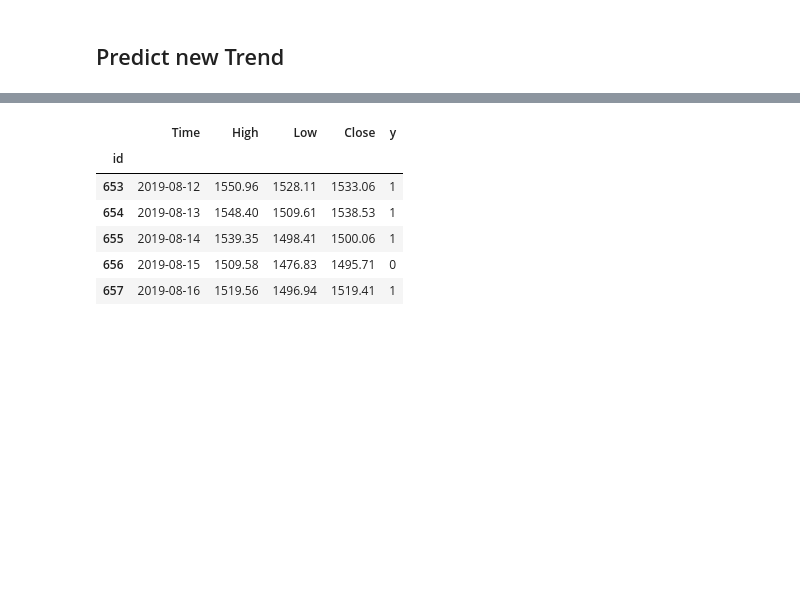
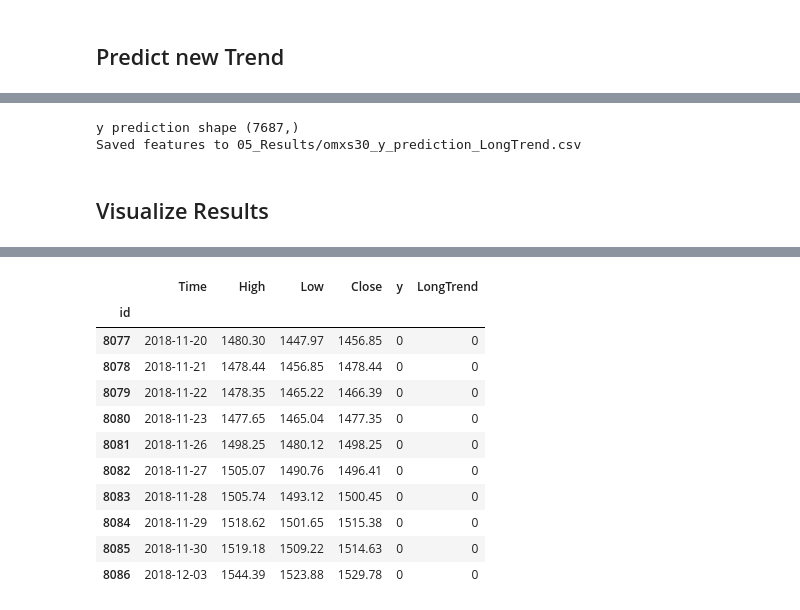
Before and after one commit to alexanderwendt/sklearn_ml_toolbox, a Jupyter notebook: OMX_S50_Prediction.ipynb, the cells around one changed output, grey strips where cells are left out. Saved outputs shown, nothing was run; the diff lists cells and outputs as text; code cells hidden in the pictures; blank space fills up the shorter version.

```diff
--- a/OMX_S50_Prediction.ipynb
+++ b/OMX_S50_Prediction.ipynb
@@ -234,2 +265,13 @@ Predict unknown data
+# %%
+#Store prediction
+#Save y to a csv file
+print("y prediction shape {}".format(y.shape))
+y_order_test_pred.to_csv(y_pred_filename, sep=';', index=True, header=True)
+print("Saved features to " + y_pred_filename)
+# %% [output]
+y prediction shape (7687,)
+Saved features to 05_Results/omxs30_y_prediction_LongTrend.csv
+# %% [markdown]
+## Visualize Results
 # %%
 def amplifyForPlot(binaryArray, targetArray, distance):
@@ -252,13 +299,21 @@ plt.show()
 # %% [output]
 [interactive output not drawn]
 [interactive output not drawn]
-# %%
-df_timegraph.join(y_order_test_pred['y']).tail()
-# %% [output]
-|  | Time | High | Low | Close | y |
-| id |  |  |  |  |  |
-| 653 | 2019-08-12 | 1550.96 | 1528.11 | 1533.06 | 1 |
-| 654 | 2019-08-13 | 1548.40 | 1509.61 | 1538.53 | 1 |
-| 655 | 2019-08-14 | 1539.35 | 1498.41 | 1500.06 | 1 |
-| 656 | 2019-08-15 | 1509.58 | 1476.83 | 1495.71 | 0 |
-| 657 | 2019-08-16 | 1519.56 | 1496.94 | 1519.41 | 1 |
+# %%
+s = df_timegraph.join(y_order_test_pred['y'])
+if display_labelled_data == True:
+    s=s.join(df_y)
+s.tail(10)
+# %% [output]
+|  | Time | High | Low | Close | y | LongTrend |
+| id |  |  |  |  |  |  |
+| 8077 | 2018-11-20 | 1480.30 | 1447.97 | 1456.85 | 0 | 0 |
+| 8078 | 2018-11-21 | 1478.44 | 1456.85 | 1478.44 | 0 | 0 |
+| 8079 | 2018-11-22 | 1478.35 | 1465.22 | 1466.39 | 0 | 0 |
+| 8080 | 2018-11-23 | 1477.65 | 1465.04 | 1477.35 | 0 | 0 |
+| 8081 | 2018-11-26 | 1498.25 | 1480.12 | 1498.25 | 0 | 0 |
+| 8082 | 2018-11-27 | 1505.07 | 1490.76 | 1496.41 | 0 | 0 |
+| 8083 | 2018-11-28 | 1505.74 | 1493.12 | 1500.45 | 0 | 0 |
+| 8084 | 2018-11-29 | 1518.62 | 1501.65 | 1515.38 | 0 | 0 |
+| 8085 | 2018-11-30 | 1519.18 | 1509.22 | 1514.63 | 0 | 0 |
+| 8086 | 2018-12-03 | 1544.39 | 1523.88 | 1529.78 | 0 | 0 |
```
Also changed, not shown: parts of 5 cells of this notebook, 9 other files.
